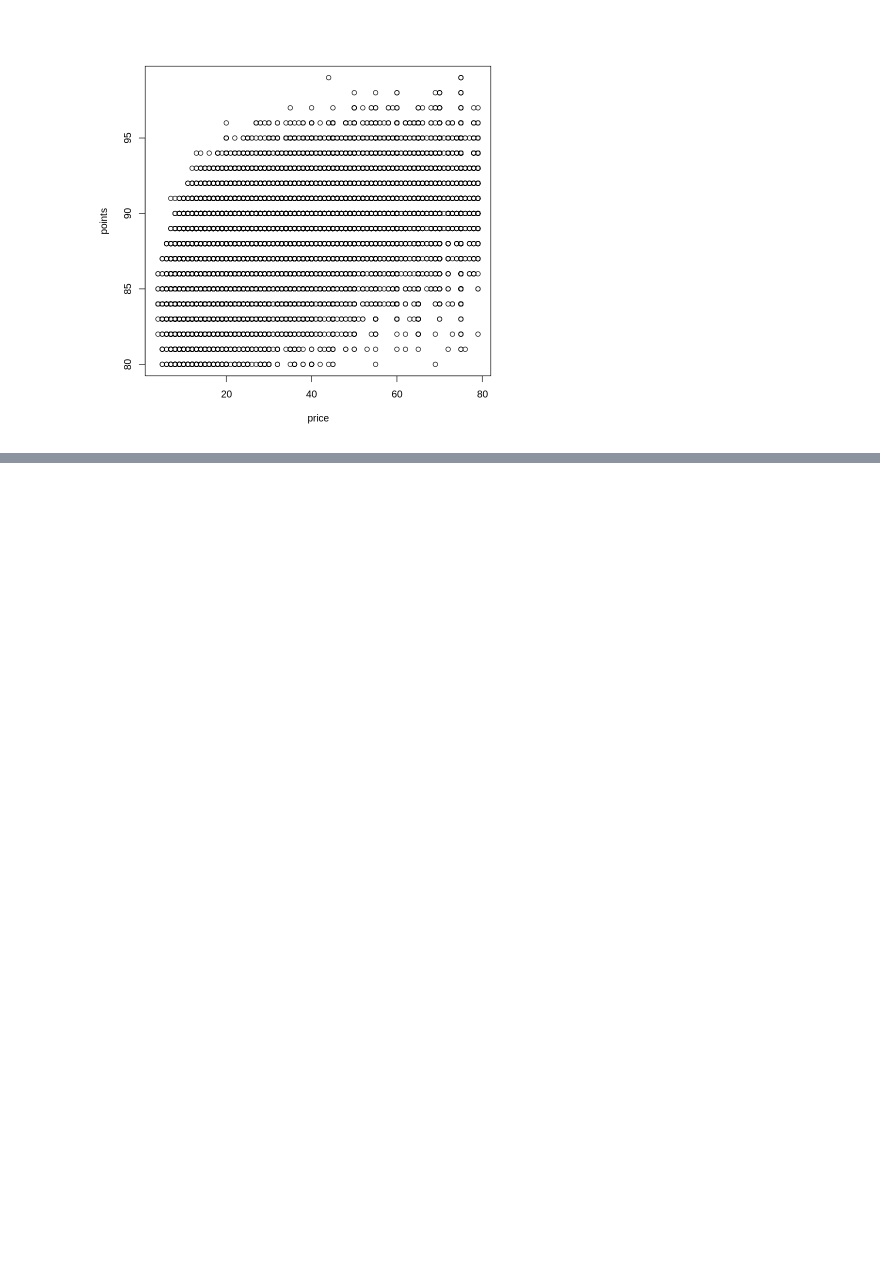
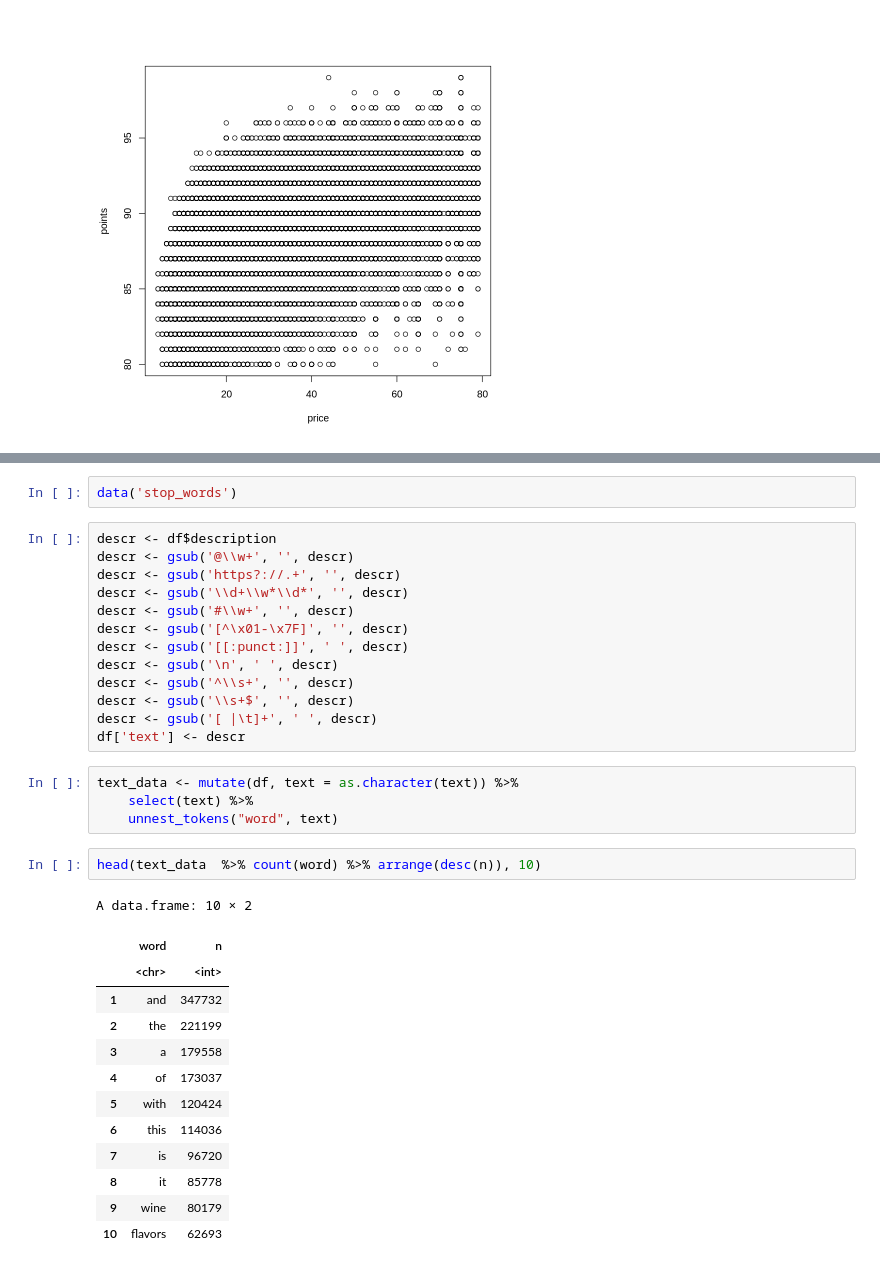
Before and after one commit to grypesc/wine-reviews-analysis-in-r, a Jupyter notebook: data_analysis.ipynb, the cells around one changed output, grey strips where cells are left out. Saved outputs shown, nothing was run; the diff lists cells and outputs as text; blank space fills up the shorter version.

```diff
--- a/data_analysis.ipynb
+++ b/data_analysis.ipynb
@@ -70,0 +105,35 @@ plot(x=price_qnt$price, xlab='price', y=price_qnt$points, ylab='points')
+# %%
+data('stop_words')
+# %%
+descr <- df$description
+descr <- gsub('@\\w+', '', descr)
+descr <- gsub('https?://.+', '', descr)
+descr <- gsub('\\d+\\w*\\d*', '', descr)
+descr <- gsub('#\\w+', '', descr)
+descr <- gsub('[^\x01-\x7F]', '', descr)
+descr <- gsub('[[:punct:]]', ' ', descr)
+descr <- gsub('\n', ' ', descr)
+descr <- gsub('^\\s+', '', descr)
+descr <- gsub('\\s+$', '', descr)
+descr <- gsub('[ |\t]+', ' ', descr)
+df['text'] <- descr
+# %%
+text_data <- mutate(df, text = as.character(text)) %>%
+    select(text) %>%
+    unnest_tokens("word", text)
+# %%
+head(text_data  %>% count(word) %>% arrange(desc(n)), 10)
+# %% [output]
+A data.frame: 10 × 2
+|  | word | n |
+|  | <chr> | <int> |
+| 1 | and | 347732 |
+| 2 | the | 221199 |
+| 3 | a | 179558 |
+| 4 | of | 173037 |
+| 5 | with | 120424 |
+| 6 | this | 114036 |
+| 7 | is | 96720 |
+| 8 | it | 85778 |
+| 9 | wine | 80179 |
+| 10 | flavors | 62693 |
```
Also changed, not shown: parts of 12 cells of this notebook, 1 other file.
